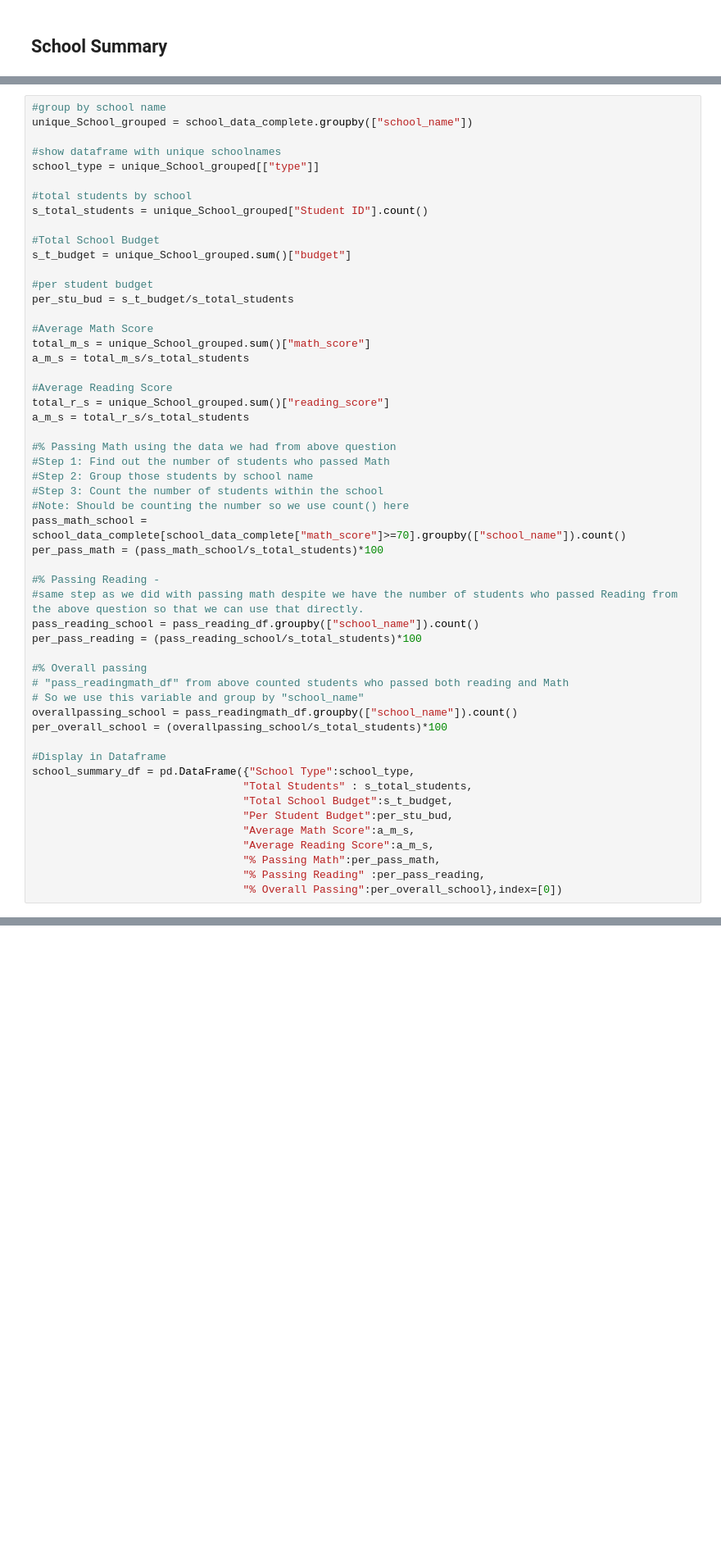
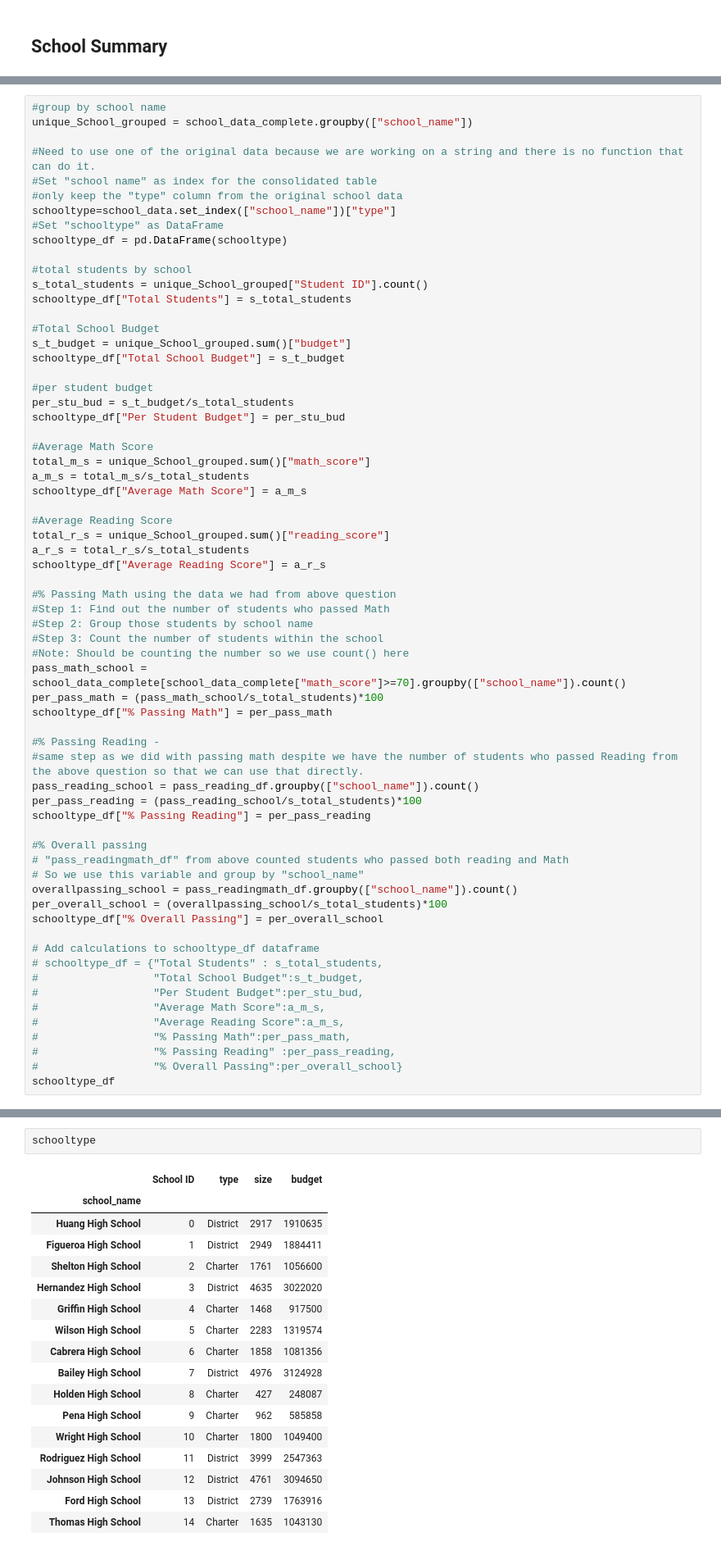
Before and after one commit to carolyan1/Pandas-Challenge, a Jupyter notebook: PyCitySchools/PyCitySchools.ipynb, the cells around one changed output, grey strips where cells are left out. Shown: that part at 82% size. Saved outputs shown, nothing was run; the diff lists cells and outputs as text; blank space fills up the shorter version.

Commit message:
school summary

```diff
--- a/PyCitySchools/PyCitySchools.ipynb
+++ b/PyCitySchools/PyCitySchools.ipynb
@@ -106,25 +106,34 @@ District_Summary
 #group by school name
 unique_School_grouped = school_data_complete.groupby(["school_name"])
 
-#show dataframe with unique schoolnames
-school_type = unique_School_grouped[["type"]]
+#Need to use one of the original data because we are working on a string and there is no function that can do it.
+#Set "school name" as index for the consolidated table
+#only keep the "type" column from the original school data
+schooltype=school_data.set_index(["school_name"])["type"]
+#Set "schooltype" as DataFrame
+schooltype_df = pd.DataFrame(schooltype)
 
 #total students by school
 s_total_students = unique_School_grouped["Student ID"].count()
+schooltype_df["Total Students"] = s_total_students
 
 #Total School Budget
 s_t_budget = unique_School_grouped.sum()["budget"]
+schooltype_df["Total School Budget"] = s_t_budget
 
 #per student budget
 per_stu_bud = s_t_budget/s_total_students
+schooltype_df["Per Student Budget"] = per_stu_bud
 
 #Average Math Score
 total_m_s = unique_School_grouped.sum()["math_score"]
 a_m_s = total_m_s/s_total_students
+schooltype_df["Average Math Score"] = a_m_s
 
 #Average Reading Score
 total_r_s = unique_School_grouped.sum()["reading_score"]
-a_m_s = total_r_s/s_total_students
+a_r_s = total_r_s/s_total_students
+schooltype_df["Average Reading Score"] = a_r_s
 
 #% Passing Math using the data we had from above question
 #Step 1: Find out the number of students who passed Math
@@ -133,26 +142,29 @@ a_m_s = total_r_s/s_total_students
 #Note: Should be counting the number so we use count() here
 pass_math_school = school_data_complete[school_data_complete["math_score"]>=70].groupby(["school_name"]).count()
 per_pass_math = (pass_math_school/s_total_students)*100
+schooltype_df["% Passing Math"] = per_pass_math
 
 #% Passing Reading -
 #same step as we did with passing math despite we have the number of students who passed Reading from the above question so that we can use that directly.
 pass_reading_school = pass_reading_df.groupby(["school_name"]).count()
 per_pass_reading = (pass_reading_school/s_total_students)*100
+schooltype_df["% Passing Reading"] = per_pass_reading
 
 #% Overall passing
 # "pass_readingmath_df" from above counted students who passed both reading and Math
 # So we use this variable and group by "school_name"
 overallpassing_school = pass_readingmath_df.groupby(["school_name"]).count()
 per_overall_school = (overallpassing_school/s_total_students)*100
+schooltype_df["% Overall Passing"] = per_overall_school
 
-#Display in Dataframe
-school_summary_df = pd.DataFrame({"School Type":school_type,
-                                 "Total Students" : s_total_students,
-                                 "Total School Budget":s_t_budget,
-                                 "Per Student Budget":per_stu_bud,
-                                 "Average Math Score":a_m_s,
-                                 "Average Reading Score":a_m_s,
-                                 "% Passing Math":per_pass_math,
-                                 "% Passing Reading" :per_pass_reading,
-                                 "% Overall Passing":per_overall_school},index=[0])
+# Add calculations to schooltype_df dataframe
+# schooltype_df = {"Total Students" : s_total_students,
+#                  "Total School Budget":s_t_budget,
+#                  "Per Student Budget":per_stu_bud,
+#                  "Average Math Score":a_m_s,
+#                  "Average Reading Score":a_m_s,
+#                  "% Passing Math":per_pass_math,
+#                  "% Passing Reading" :per_pass_reading,
+#                  "% Overall Passing":per_overall_school}
+schooltype_df
 # %% [output]
@@ -159,0 +192,20 @@ ValueError: Shape of passed values is (15, 9), indices imply (1, 9)
+# %%
+schooltype
+# %% [output]
+|  | School ID | type | size | budget |
+| school_name |  |  |  |  |
+| Huang High School | 0 | District | 2917 | 1910635 |
+| Figueroa High School | 1 | District | 2949 | 1884411 |
+| Shelton High School | 2 | Charter | 1761 | 1056600 |
+| Hernandez High School | 3 | District | 4635 | 3022020 |
+| Griffin High School | 4 | Charter | 1468 | 917500 |
+| Wilson High School | 5 | Charter | 2283 | 1319574 |
+| Cabrera High School | 6 | Charter | 1858 | 1081356 |
+| Bailey High School | 7 | District | 4976 | 3124928 |
+| Holden High School | 8 | Charter | 427 | 248087 |
+| Pena High School | 9 | Charter | 962 | 585858 |
+| Wright High School | 10 | Charter | 1800 | 1049400 |
+| Rodriguez High School | 11 | District | 3999 | 2547363 |
+| Johnson High School | 12 | District | 4761 | 3094650 |
+| Ford High School | 13 | District | 2739 | 1763916 |
+| Thomas High School | 14 | Charter | 1635 | 1043130 |
```
Also changed, not shown: parts of 8 cells of this notebook.
